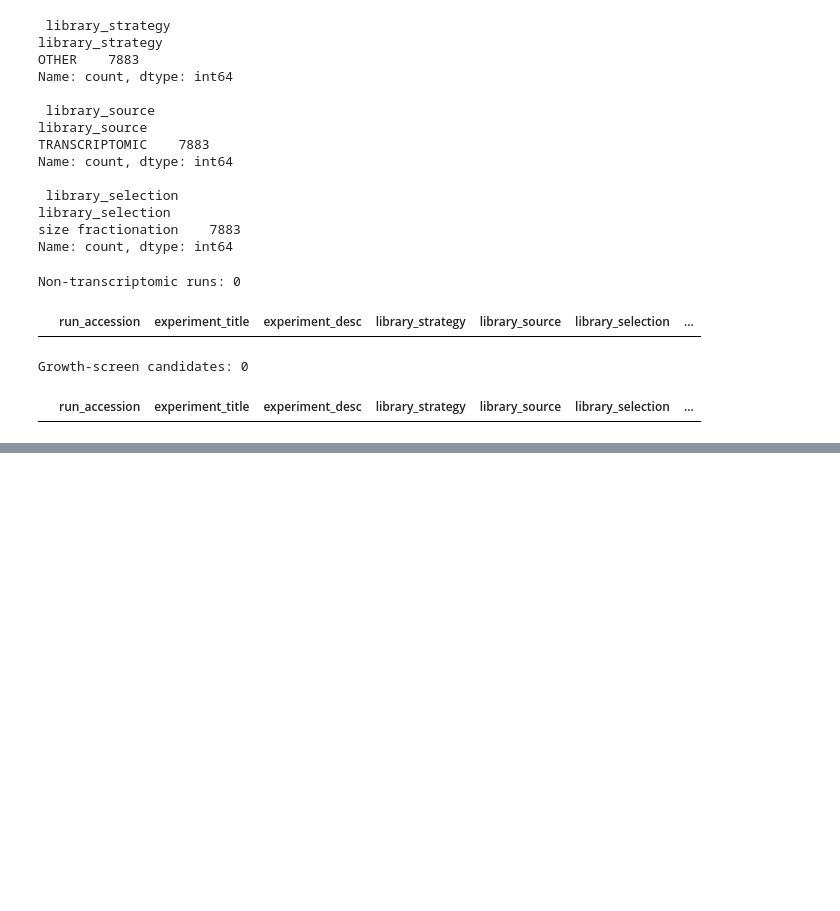
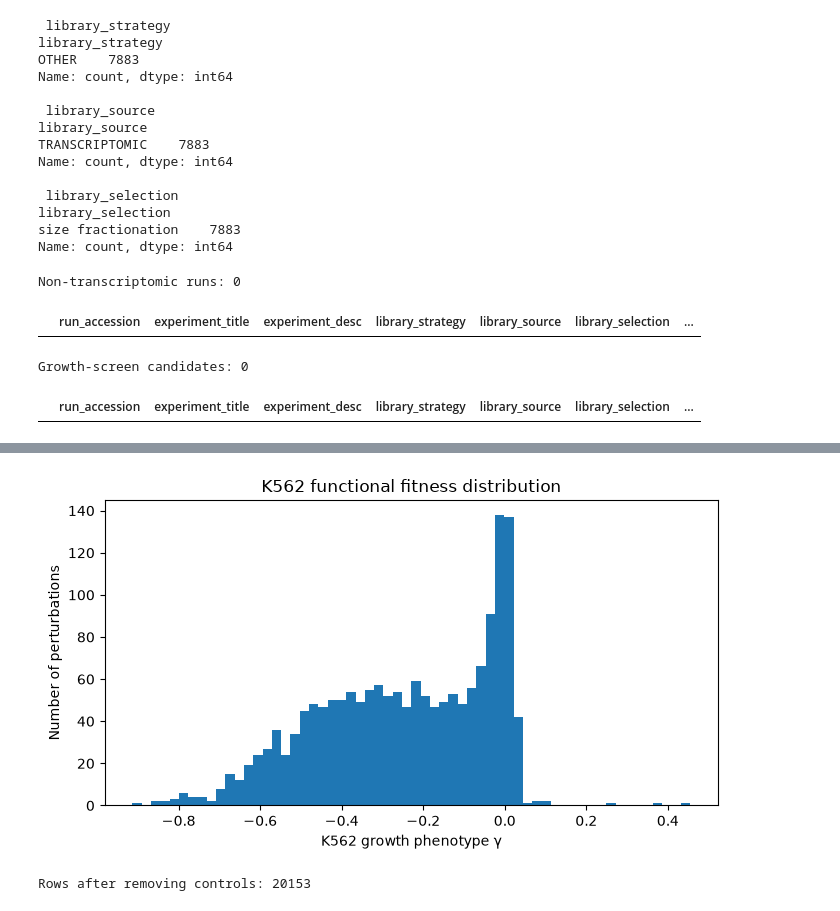
Before and after one commit to marwanjs-dev/perturbselect, a Jupyter notebook: notebooks/02_fitness_audit.ipynb, the cells around one changed output, grey strips where cells are left out. Drawn from its saved outputs; the diff is of its cells as text; code cells hidden in the pictures; blank space fills up the shorter version.

Commit message:
Prepare K562 gene-level fitness phenotypes

```diff
--- a/notebooks/02_fitness_audit.ipynb
+++ b/notebooks/02_fitness_audit.ipynb
@@ -258,0 +513,22 @@ Growth-screen candidates: 0
+# %%
+k562_pilot_fitness = (
+    k562_fitness[
+        k562_fitness["gene"].isin(k562_overlap)
+    ]
+    .copy()
+)
+
+k562_pilot_fitness["dependency_strength"] = (
+    -k562_pilot_fitness["k562_gamma"]
+)
+
+k562_pilot_fitness = (
+    k562_pilot_fitness
+    .sort_values(
+        "dependency_strength",
+        ascending=False
+    )
+    .reset_index(drop=True)
+)
+
+display(k562_pilot_fitness.head(20))
@@ -258,0 +565,16 @@ Growth-screen candidates: 0
+# %%
+plt.figure(figsize=(7, 4))
+
+plt.hist(
+    k562_pilot_fitness["k562_gamma"],
+    bins=60
+)
+
+plt.xlabel("K562 growth phenotype γ")
+plt.ylabel("Number of perturbations")
+plt.title("K562 functional fitness distribution")
+
+plt.tight_layout()
+plt.show()
+# %% [output]
+[figure, added]
@@ -258,0 +589,11 @@ Growth-screen candidates: 0
+# %%
+k562_fitness_clean = (
+    k562_fitness[
+        k562_fitness["gene"] != "non-targeting"
+    ]
+    .copy()
+)
+
+print("Rows after removing controls:", len(k562_fitness_clean))
+# %% [output]
+Rows after removing controls: 20153
```
Also changed, not shown: parts of 22 cells of this notebook, 1 other file.
